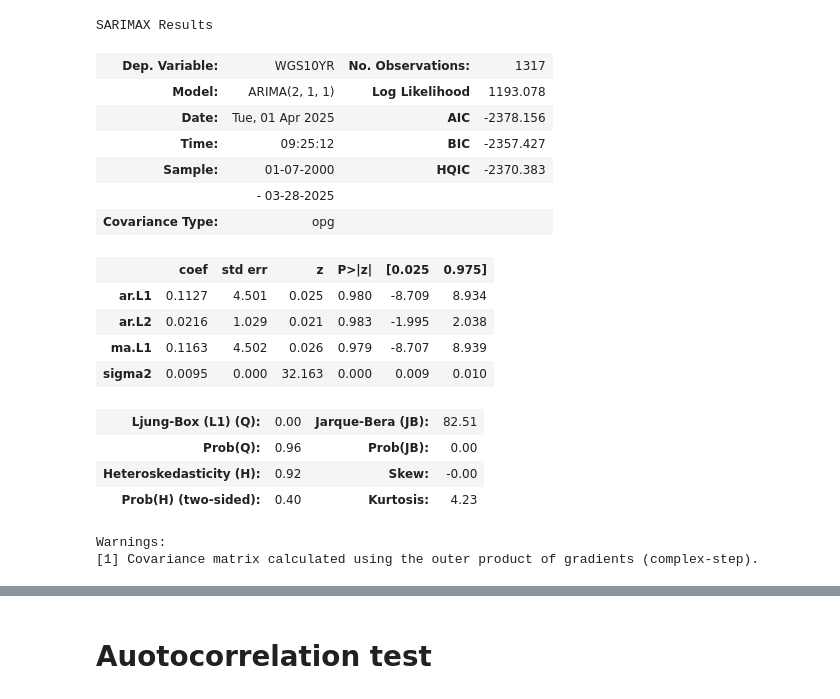
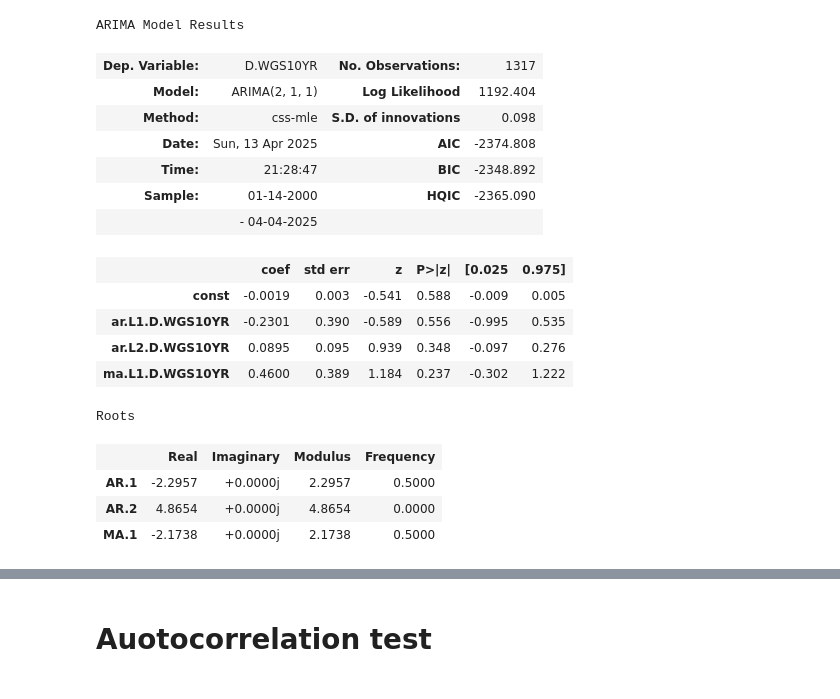
Before and after one commit to PomoshnikovV/Time-Series-Analysis-2025, a Jupyter notebook: 7-Model Diagnostics.ipynb, the cells around one changed output, grey strips where cells are left out. Saved outputs shown, nothing was run; the diff lists cells and outputs as text; code cells hidden in the pictures.

```diff
--- a/7-Model Diagnostics.ipynb
+++ b/7-Model Diagnostics.ipynb
@@ -27,30 +27,29 @@ y.plot()
 # %%
 # спецификация модели
-mod = ARIMA(y, order=(2,1,1), trend='n', missing='drop')
+mod = ARIMA(y, order=(2,1,1), missing='drop')
 # подгонка модели на данных
-res = mod.fit()
+res = mod.fit(trend='c')
 # выводим результаты подгонки
 res.summary(alpha=0.05)
 # %% [output]
-SARIMAX Results
+ARIMA Model Results
-| Dep. Variable: | WGS10YR | No. Observations: | 1317 |
-| Model: | ARIMA(2, 1, 1) | Log Likelihood | 1193.078 |
-| Date: | Tue, 01 Apr 2025 | AIC | -2378.156 |
-| Time: | 09:25:12 | BIC | -2357.427 |
-| Sample: | 01-07-2000 | HQIC | -2370.383 |
-|  | - 03-28-2025 |  |  |
-| Covariance Type: | opg |  |  |
+| Dep. Variable: | D.WGS10YR | No. Observations: | 1317 |
+| Model: | ARIMA(2, 1, 1) | Log Likelihood | 1192.404 |
+| Method: | css-mle | S.D. of innovations | 0.098 |
+| Date: | Sun, 13 Apr 2025 | AIC | -2374.808 |
+| Time: | 21:28:47 | BIC | -2348.892 |
+| Sample: | 01-14-2000 | HQIC | -2365.090 |
+|  | - 04-04-2025 |  |  |
 |  | coef | std err | z | P>|z| | [0.025 | 0.975] |
-| ar.L1 | 0.1127 | 4.501 | 0.025 | 0.980 | -8.709 | 8.934 |
-| ar.L2 | 0.0216 | 1.029 | 0.021 | 0.983 | -1.995 | 2.038 |
-| ma.L1 | 0.1163 | 4.502 | 0.026 | 0.979 | -8.707 | 8.939 |
-| sigma2 | 0.0095 | 0.000 | 32.163 | 0.000 | 0.009 | 0.010 |
+| const | -0.0019 | 0.003 | -0.541 | 0.588 | -0.009 | 0.005 |
+| ar.L1.D.WGS10YR | -0.2301 | 0.390 | -0.589 | 0.556 | -0.995 | 0.535 |
+| ar.L2.D.WGS10YR | 0.0895 | 0.095 | 0.939 | 0.348 | -0.097 | 0.276 |
+| ma.L1.D.WGS10YR | 0.4600 | 0.389 | 1.184 | 0.237 | -0.302 | 1.222 |
+Roots
-| Ljung-Box (L1) (Q): | 0.00 | Jarque-Bera (JB): | 82.51 |
-| Prob(Q): | 0.96 | Prob(JB): | 0.00 |
-| Heteroskedasticity (H): | 0.92 | Skew: | -0.00 |
-| Prob(H) (two-sided): | 0.40 | Kurtosis: | 4.23 |
+|  | Real | Imaginary | Modulus | Frequency |
+| AR.1 | -2.2957 | +0.0000j | 2.2957 | 0.5000 |
+| AR.2 | 4.8654 | +0.0000j | 4.8654 | 0.0000 |
+| MA.1 | -2.1738 | +0.0000j | 2.1738 | 0.5000 |
-Warnings:
-[1] Covariance matrix calculated using the outer product of gradients (complex-step).
 # %%
 res.plot_diagnostics(lags=15)
 
```
Also changed, not shown: parts of 4 cells of this notebook, 2 other files.
